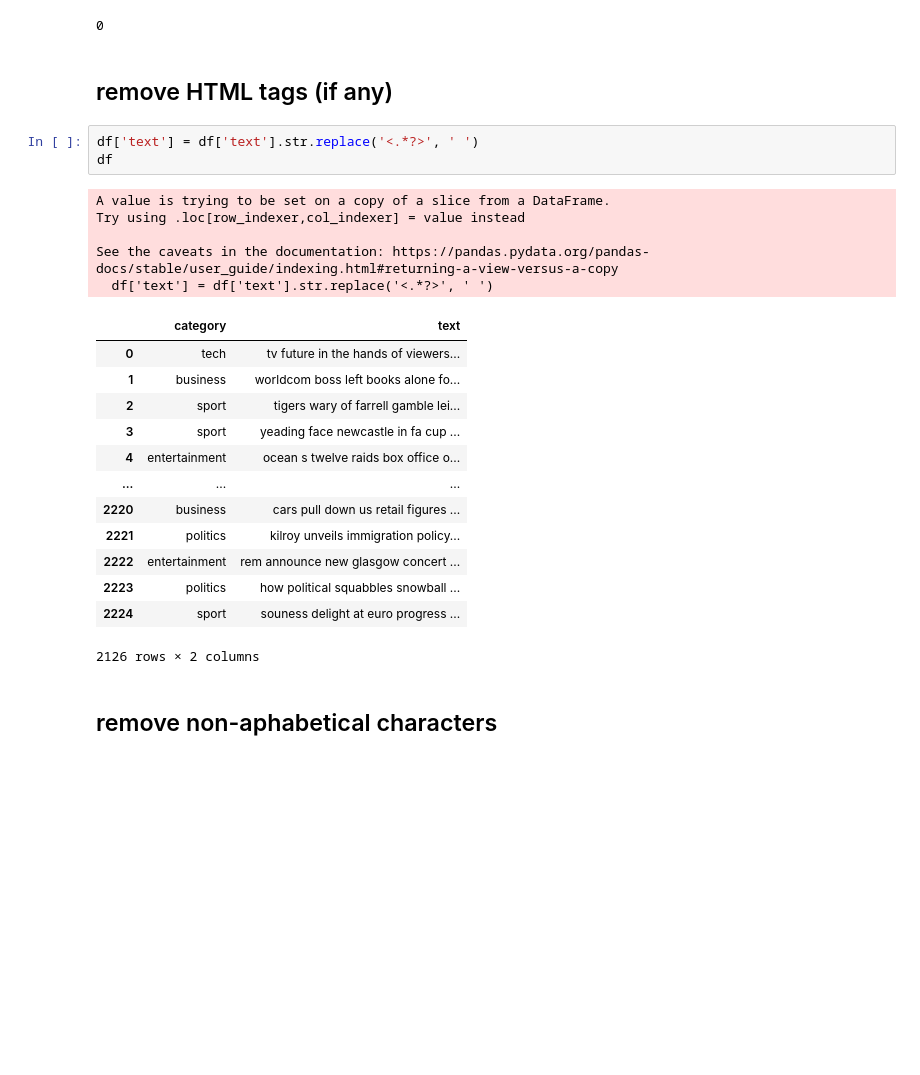
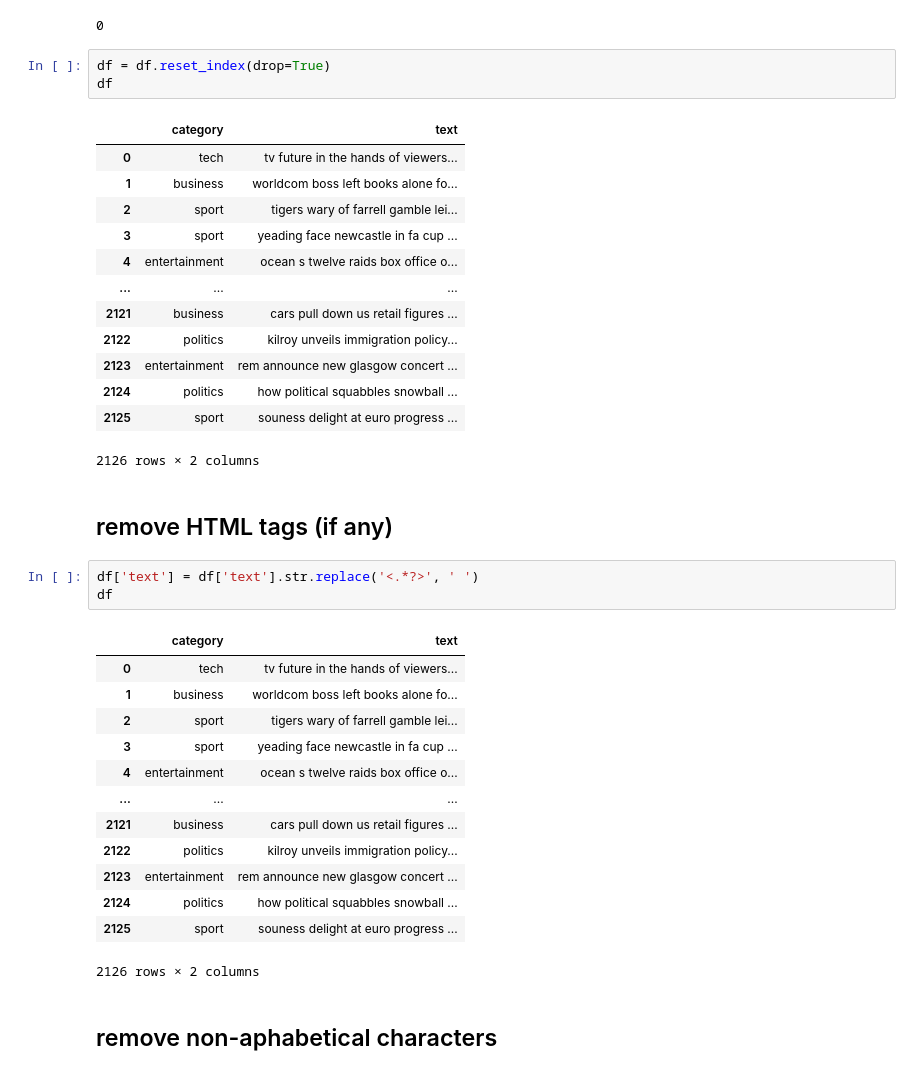
Before and after one commit to rhmnnmhmd/Texts-Categorization, a Jupyter notebook: nlp.ipynb, the cells around one changed output. Drawn from its saved outputs; the diff is of its cells as text; blank space fills up the shorter version.

```diff
--- a/nlp.ipynb
+++ b/nlp.ipynb
@@ -124,30 +120,42 @@ df = df.drop_duplicates()
 df.duplicated().sum()
 # %% [output]
 0
+# %%
+df = df.reset_index(drop=True)
+df
+# %% [output]
+|  | category | text |
+| 0 | tech | tv future in the hands of viewers... |
+| 1 | business | worldcom boss left books alone fo... |
+| 2 | sport | tigers wary of farrell gamble lei... |
+| 3 | sport | yeading face newcastle in fa cup ... |
+| 4 | entertainment | ocean s twelve raids box office o... |
+| ... | ... | ... |
+| 2121 | business | cars pull down us retail figures ... |
+| 2122 | politics | kilroy unveils immigration policy... |
+| 2123 | entertainment | rem announce new glasgow concert ... |
+| 2124 | politics | how political squabbles snowball ... |
+| 2125 | sport | souness delight at euro progress ... |
+2126 rows × 2 columns
 # %% [markdown]
 ## remove HTML tags (if any)
 # %%
 df['text'] = df['text'].str.replace('<.*?>', ' ')
 df
 # %% [output]
+|  | category | text |
+| 0 | tech | tv future in the hands of viewers... |
+| 1 | business | worldcom boss left books alone fo... |
+| 2 | sport | tigers wary of farrell gamble lei... |
+| 3 | sport | yeading face newcastle in fa cup ... |
+| 4 | entertainment | ocean s twelve raids box office o... |
+| ... | ... | ... |
+| 2121 | business | cars pull down us retail figures ... |
+| 2122 | politics | kilroy unveils immigration policy... |
+| 2123 | entertainment | rem announce new glasgow concert ... |
+| 2124 | politics | how political squabbles snowball ... |
+| 2125 | sport | souness delight at euro progress ... |
-A value is trying to be set on a copy of a slice from a DataFrame.
-Try using .loc[row_indexer,col_indexer] = value instead
-
-See the caveats in the documentation: https://pandas.pydata.org/pandas-docs/stable/user_guide/indexing.html#returning-a-view-versus-a-copy
-  df['text'] = df['text'].str.replace('<.*?>', ' ')
+2126 rows × 2 columns
-|  | category | text |
-| 0 | tech | tv future in the hands of viewers... |
-| 1 | business | worldcom boss left books alone fo... |
-| 2 | sport | tigers wary of farrell gamble lei... |
-| 3 | sport | yeading face newcastle in fa cup ... |
-| 4 | entertainment | ocean s twelve raids box office o... |
-| ... | ... | ... |
-| 2220 | business | cars pull down us retail figures ... |
-| 2221 | politics | kilroy unveils immigration policy... |
-| 2222 | entertainment | rem announce new glasgow concert ... |
-| 2223 | politics | how political squabbles snowball ... |
-| 2224 | sport | souness delight at euro progress ... |
-2126 rows × 2 columns
 # %% [markdown]
 ## remove non-aphabetical characters
 # %%
```
Also changed, not shown: parts of 18 cells of this notebook, 18 other files.
